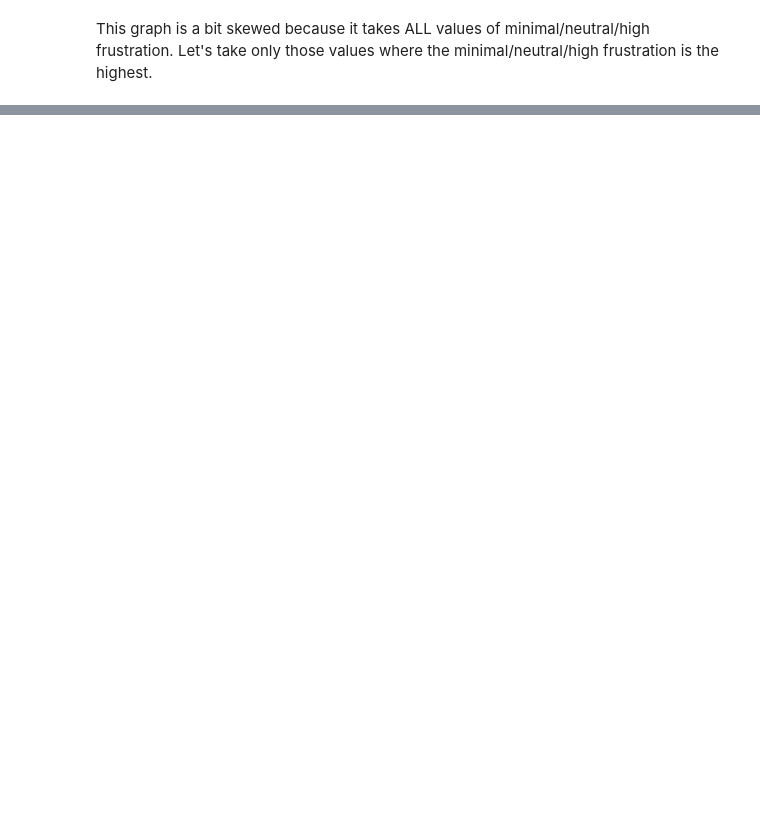
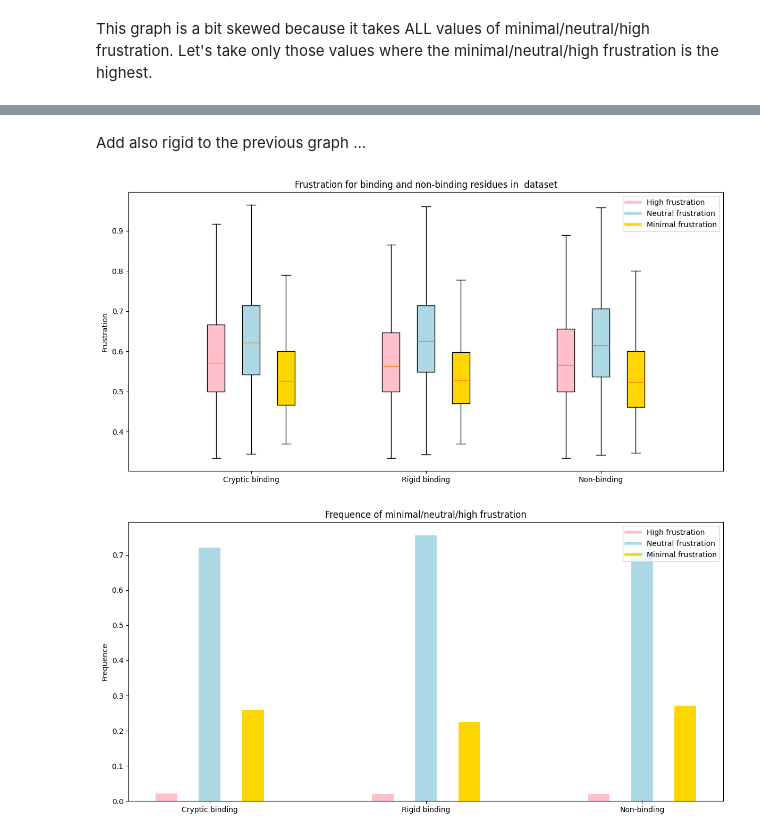
Before and after one commit to skrhakv/pocket-movement-analysis, a Jupyter notebook: src/feature-analysis/frustration/analysis.ipynb, the cells around one changed output, grey strips where cells are left out. Saved outputs shown, nothing was run; the diff lists cells and outputs as text; code cells hidden in the pictures; blank space fills up the shorter version.

```diff
--- a/src/feature-analysis/frustration/analysis.ipynb
+++ b/src/feature-analysis/frustration/analysis.ipynb
@@ -511,0 +528,4 @@ plt.show()
+# %%
+both_binding_values_cryptic, _, none_binding_values_cryptic = load_dataset('cryptobench-dataset', 'mutational')
+labels = ['Binding', 'Non-binding']
+print_plots([both_binding_values_cryptic, none_binding_values_cryptic], labels=labels)
@@ -511,0 +535,13 @@ plt.show()
+# %% [markdown]
+Add also rigid to the previous graph ...
+# %%
+# both_binding_values_cryptic, _, none_binding_values_cryptic = load_dataset('cryptobench-dataset', 'mutational')
+# both_binding_values_rigid, _, none_binding_values_rigid = load_dataset('rigid-dataset', 'mutational')
+labels = ['Cryptic binding', 'Rigid binding', 'Non-binding']
+none_binding_values = []
+none_binding_values.extend(none_binding_values_cryptic)
+none_binding_values.extend(none_binding_values_rigid)
+print_plots([both_binding_values_cryptic, both_binding_values_rigid, none_binding_values], labels=labels)
+# %% [output]
+[figure, added]
+[figure, added]
```
Also changed, not shown: parts of 15 cells of this notebook, 3 other files.
